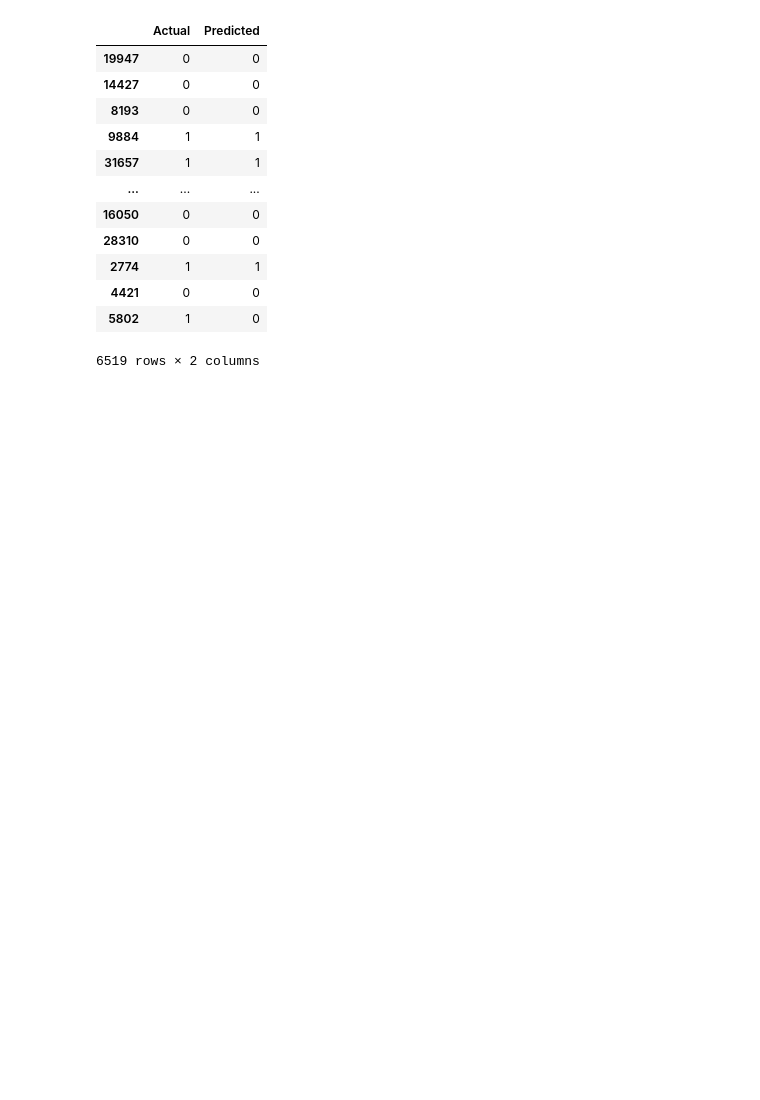
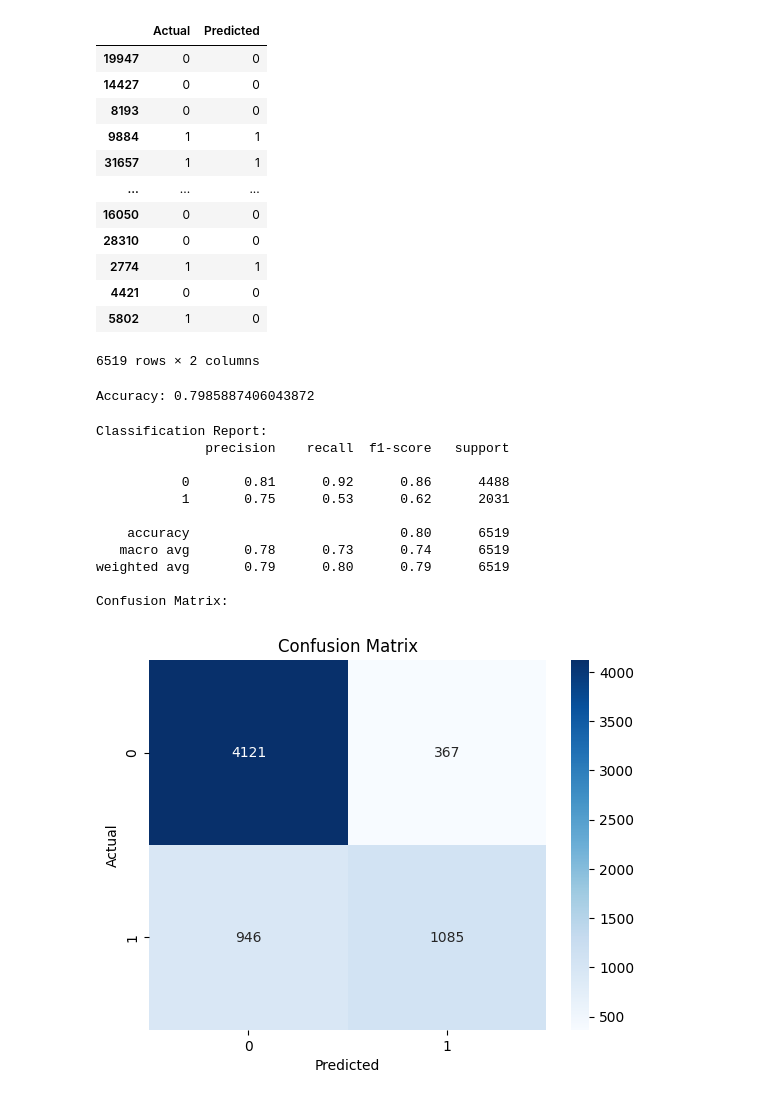
Before and after one commit to Sydney205/oulad-student-dropout-prediction, a Jupyter notebook: OULAD_Student_Dropout_Prediction.ipynb, the cells around one changed output. Cells and saved outputs as stored; diff of their text form; code cells hidden in the pictures; blank space fills up the shorter version.

```diff
--- a/OULAD_Student_Dropout_Prediction.ipynb
+++ b/OULAD_Student_Dropout_Prediction.ipynb
@@ -607,3 +607,31 @@ results
 | 4421 | 0 | 0 |
 | 5802 | 1 | 0 |
 6519 rows × 2 columns
+# %%
+print("Accuracy:", accuracy_score(y_test, y_pred))
+# %% [output]
+Accuracy: 0.7985887406043872
+# %%
+print("Classification Report:")
+print(classification_report(y_test, y_pred))
+
+print("Confusion Matrix:")
+cm = confusion_matrix(y_test, y_pred)
+sns.heatmap(cm, annot=True, fmt='d', cmap='Blues')
+plt.xlabel('Predicted')
+plt.ylabel('Actual')
+plt.title('Confusion Matrix')
+plt.show()
+# %% [output]
+Classification Report:
+              precision    recall  f1-score   support
+
+           0       0.81      0.92      0.86      4488
+           1       0.75      0.53      0.62      2031
+
+    accuracy                           0.80      6519
+   macro avg       0.78      0.73      0.74      6519
+weighted avg       0.79      0.80      0.79      6519
+
+Confusion Matrix:
+[figure, added]
```
